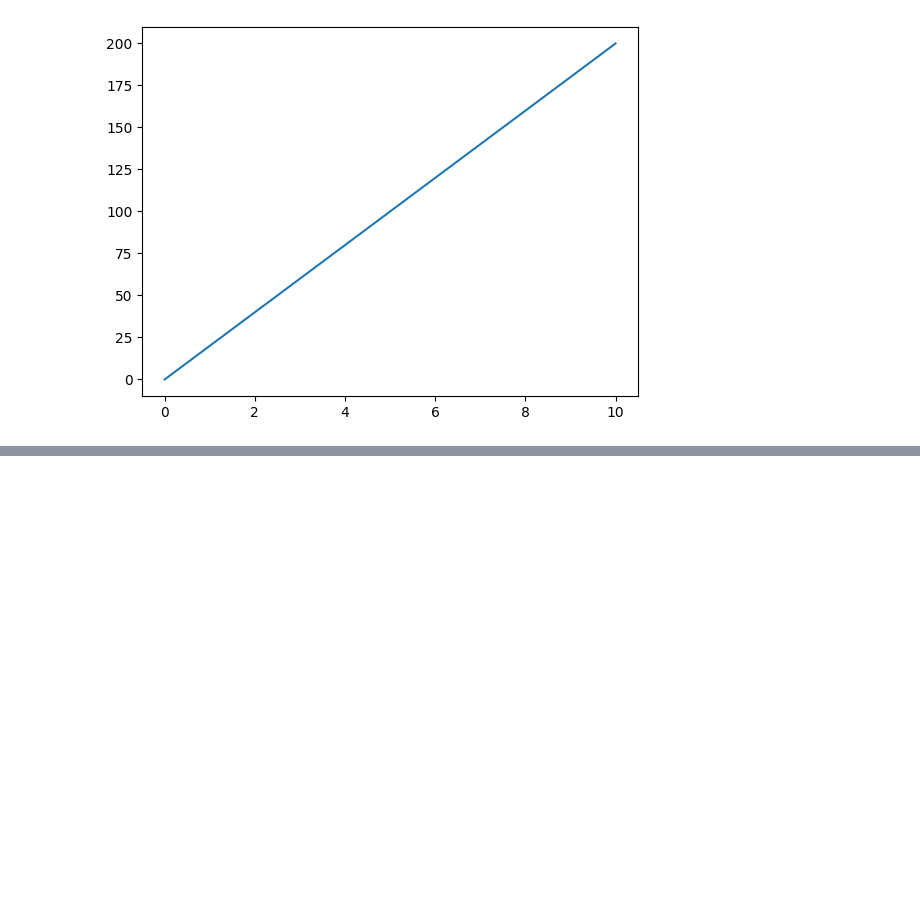
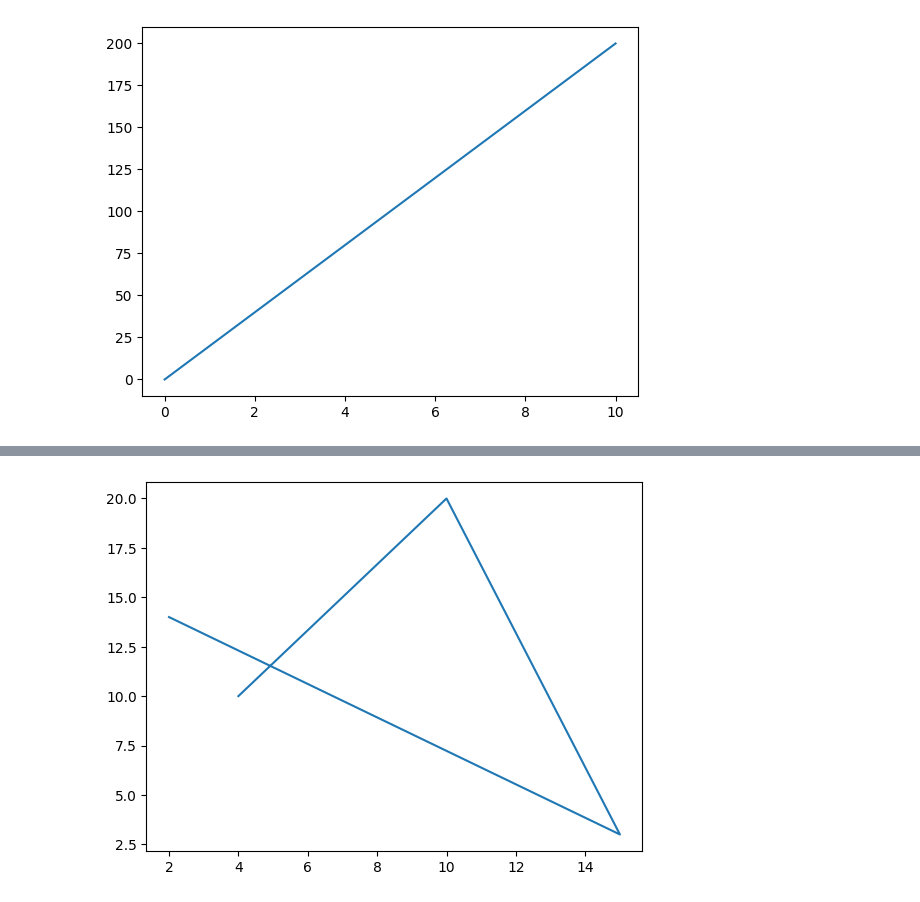
Before and after one commit to w-i-x-y-b-r-a-v-e/MatPlotLib, a Jupyter notebook: MatPlotLib.ipynb, the cells around one changed output, grey strips where cells are left out. Cells and saved outputs as stored; diff of their text form; code cells hidden in the pictures; blank space fills up the shorter version.

```diff
--- a/MatPlotLib.ipynb
+++ b/MatPlotLib.ipynb
@@ -12,9 +34,11 @@ plt.show()
 # %%
 import matplotlib.pyplot as plt
 import numpy as np
 
 xpoints = np.array([4, 10, 15, 2])
 ypoints = np.array([10, 20, 3, 14])
 
-plt.plot(xpoints, ypoints, "o")
+plt.plot(xpoints, ypoints)
 plt.show()
+# %% [output]
+[figure, added]
```
Also changed, not shown: parts of 3 cells of this notebook.
